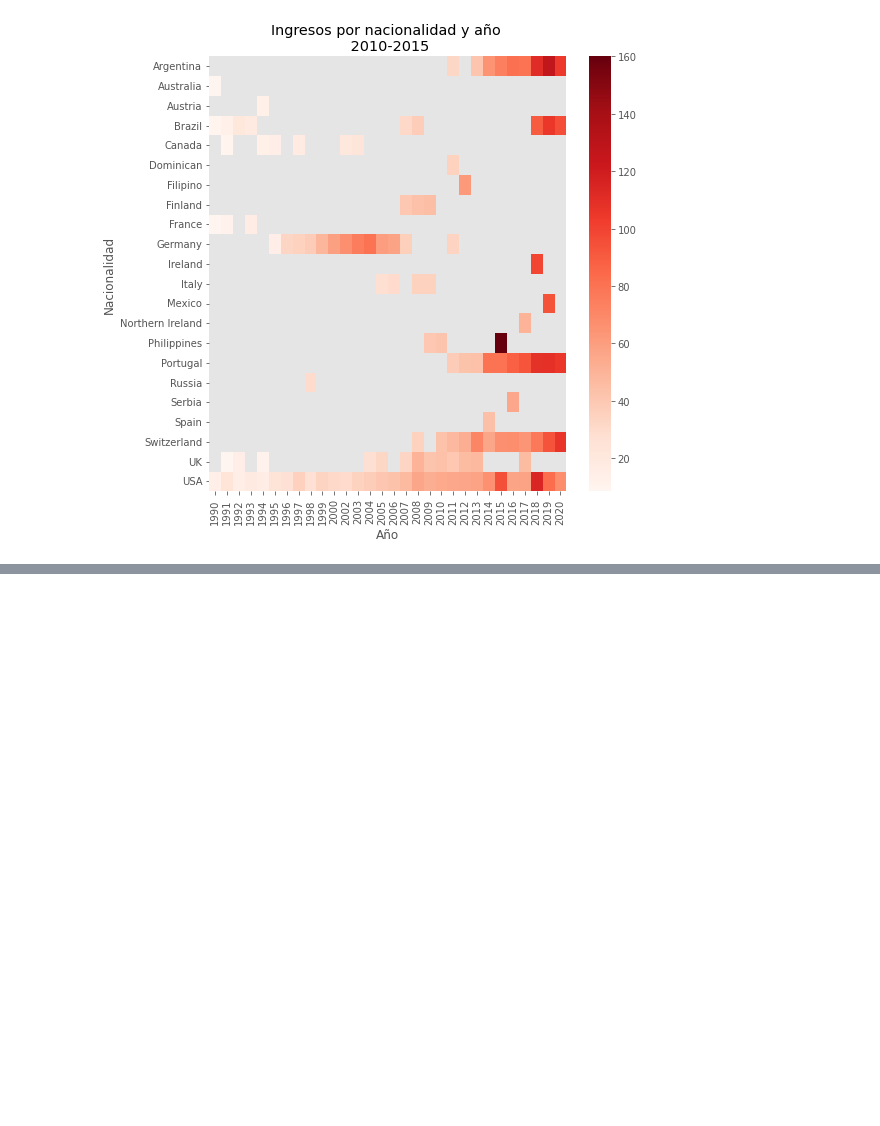
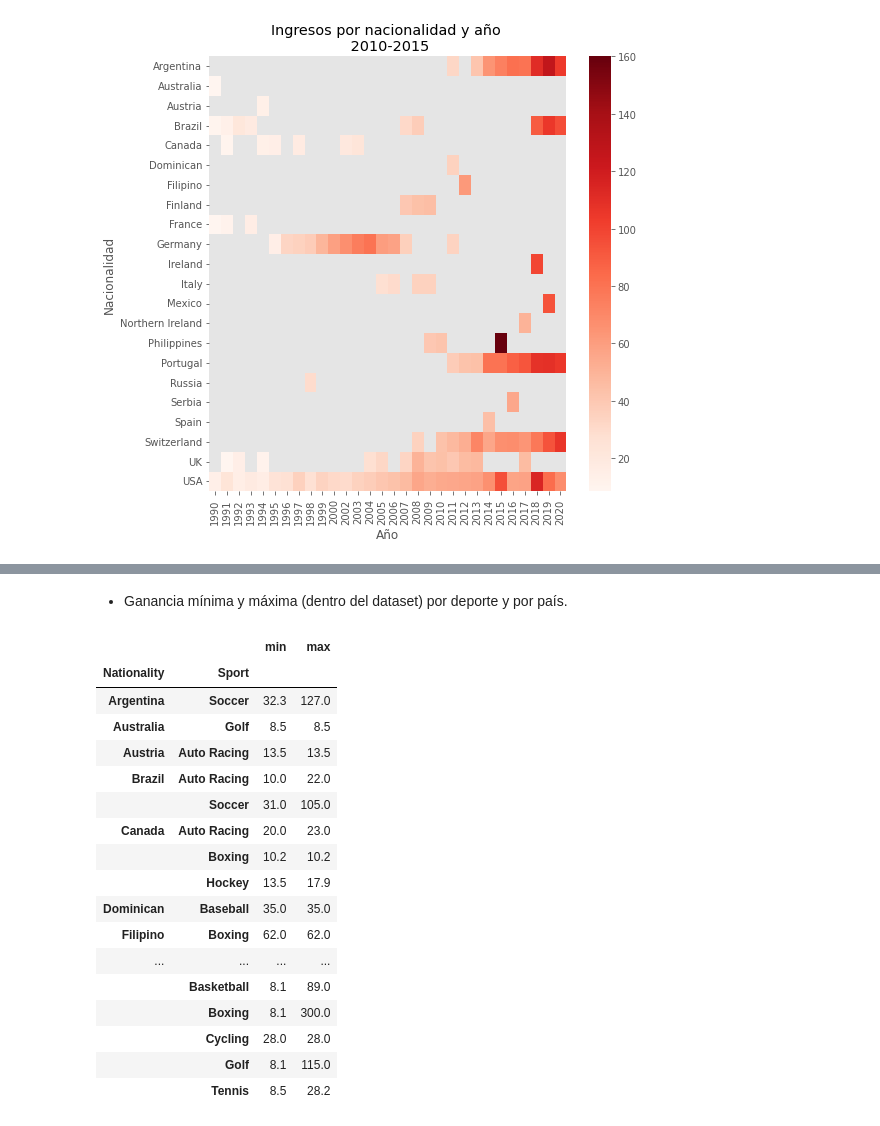
Before and after one commit to SABRIS13/Proyecto-Forbes-Richest-Atheletes, a Jupyter notebook: Project.ipynb, the cells around one changed output, grey strips where cells are left out. Drawn from its saved outputs; the diff is of its cells as text; code cells hidden in the pictures; blank space fills up the shorter version.

```diff
--- a/Project.ipynb
+++ b/Project.ipynb
@@ -314,0 +430,23 @@ df.to_csv("Forbes Richest Atheletes (1990-2020) (Clean).csv")
+# %% [markdown]
+- Ganancia mínima y máxima (dentro del dataset) por deporte y por país.
+# %%
+df.groupby(["Nationality","Sport"])["Earnings ($M)"].agg(['min','max'])
+# %% [output]
+|  |  | min | max |
+| Nationality | Sport |  |  |
+| Argentina | Soccer | 32.3 | 127.0 |
+| Australia | Golf | 8.5 | 8.5 |
+| Austria | Auto Racing | 13.5 | 13.5 |
+| Brazil | Auto Racing | 10.0 | 22.0 |
+|  | Soccer | 31.0 | 105.0 |
+| Canada | Auto Racing | 20.0 | 23.0 |
+|  | Boxing | 10.2 | 10.2 |
+|  | Hockey | 13.5 | 17.9 |
+| Dominican | Baseball | 35.0 | 35.0 |
+| Filipino | Boxing | 62.0 | 62.0 |
+| ... | ... | ... | ... |
+|  | Basketball | 8.1 | 89.0 |
+|  | Boxing | 8.1 | 300.0 |
+|  | Cycling | 28.0 | 28.0 |
+|  | Golf | 8.1 | 115.0 |
+|  | Tennis | 8.5 | 28.2 |
```
Also changed, not shown: parts of 21 cells of this notebook.
